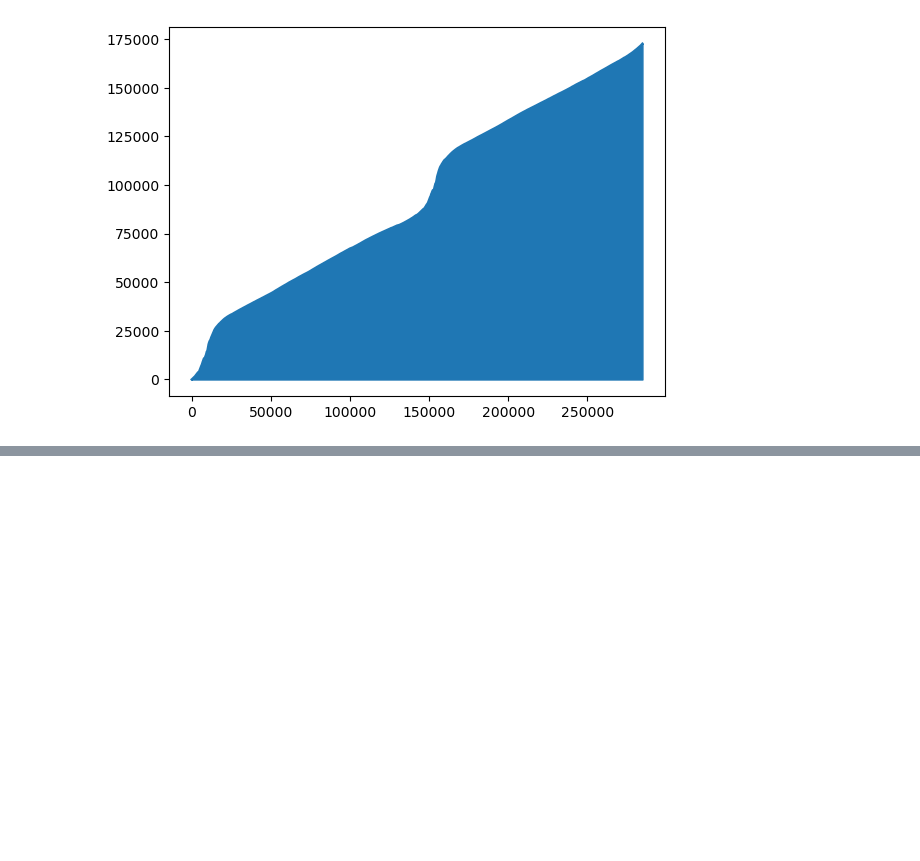
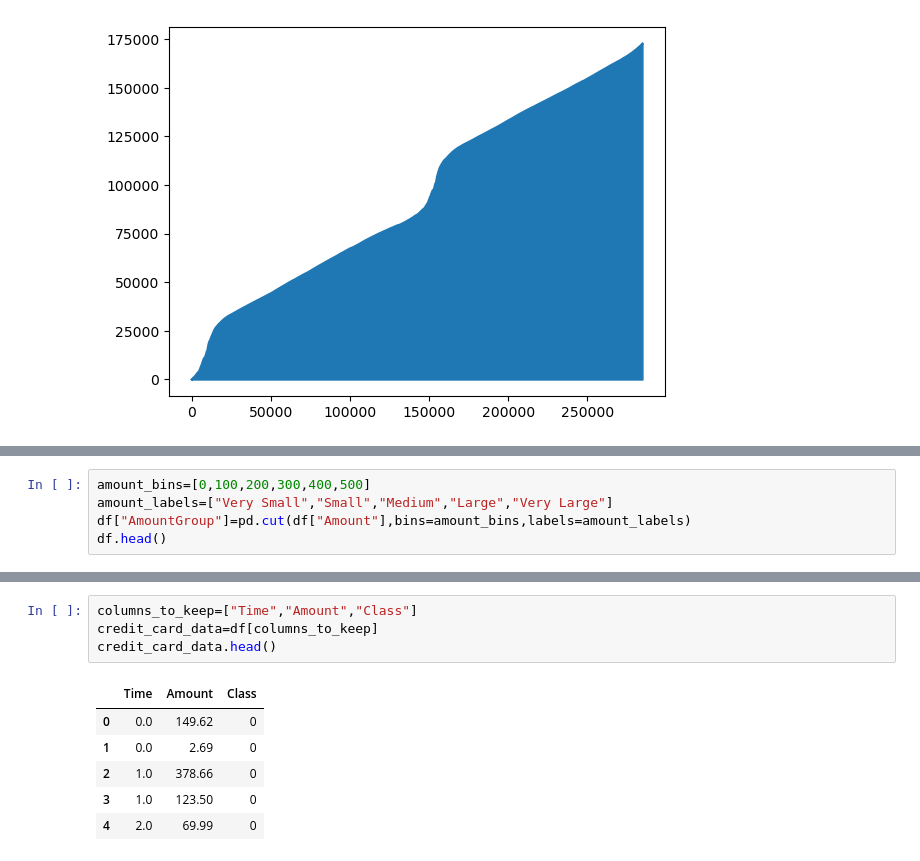
Before and after one commit to Luksh/Machine-Learning-Class, a Jupyter notebook: Assignment/credit_card.ipynb, the cells around one changed output, grey strips where cells are left out. Drawn from its saved outputs; the diff is of its cells as text; blank space fills up the shorter version.

```diff
--- a/Assignment/Untitled.ipynb
+++ b/Assignment/credit_card.ipynb
@@ -47,0 +101,5 @@ KeyboardInterrupt:
+# %%
+amount_bins=[0,100,200,300,400,500]
+amount_labels=["Very Small","Small","Medium","Large","Very Large"]
+df["AmountGroup"]=pd.cut(df["Amount"],bins=amount_bins,labels=amount_labels)
+df.head()
@@ -47,0 +114,11 @@ KeyboardInterrupt:
+# %%
+columns_to_keep=["Time","Amount","Class"]
+credit_card_data=df[columns_to_keep]
+credit_card_data.head()
+# %% [output]
+|  | Time | Amount | Class |
+| 0 | 0.0 | 149.62 | 0 |
+| 1 | 0.0 | 2.69 | 0 |
+| 2 | 1.0 | 378.66 | 0 |
+| 3 | 1.0 | 123.50 | 0 |
+| 4 | 2.0 | 69.99 | 0 |
```
Also changed, not shown: parts of 8 cells of this notebook, 1 other file.
